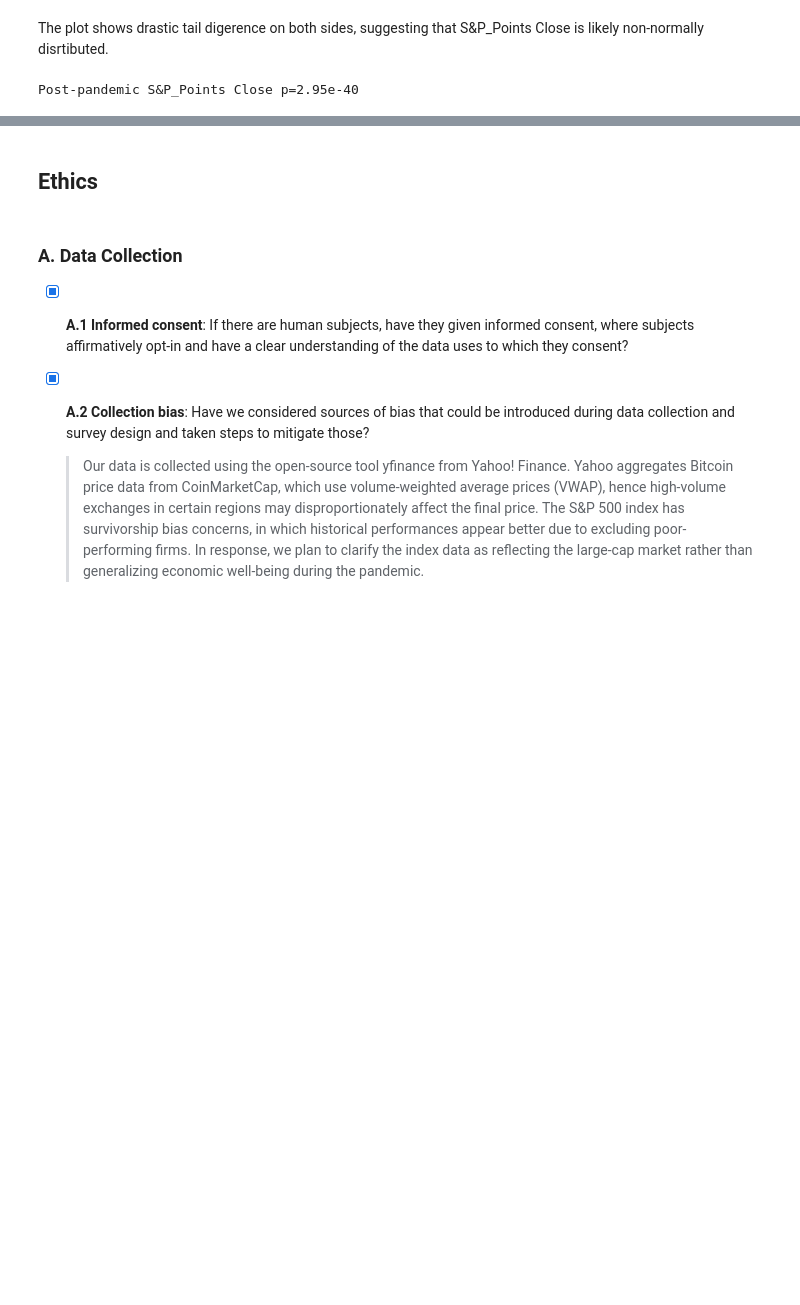
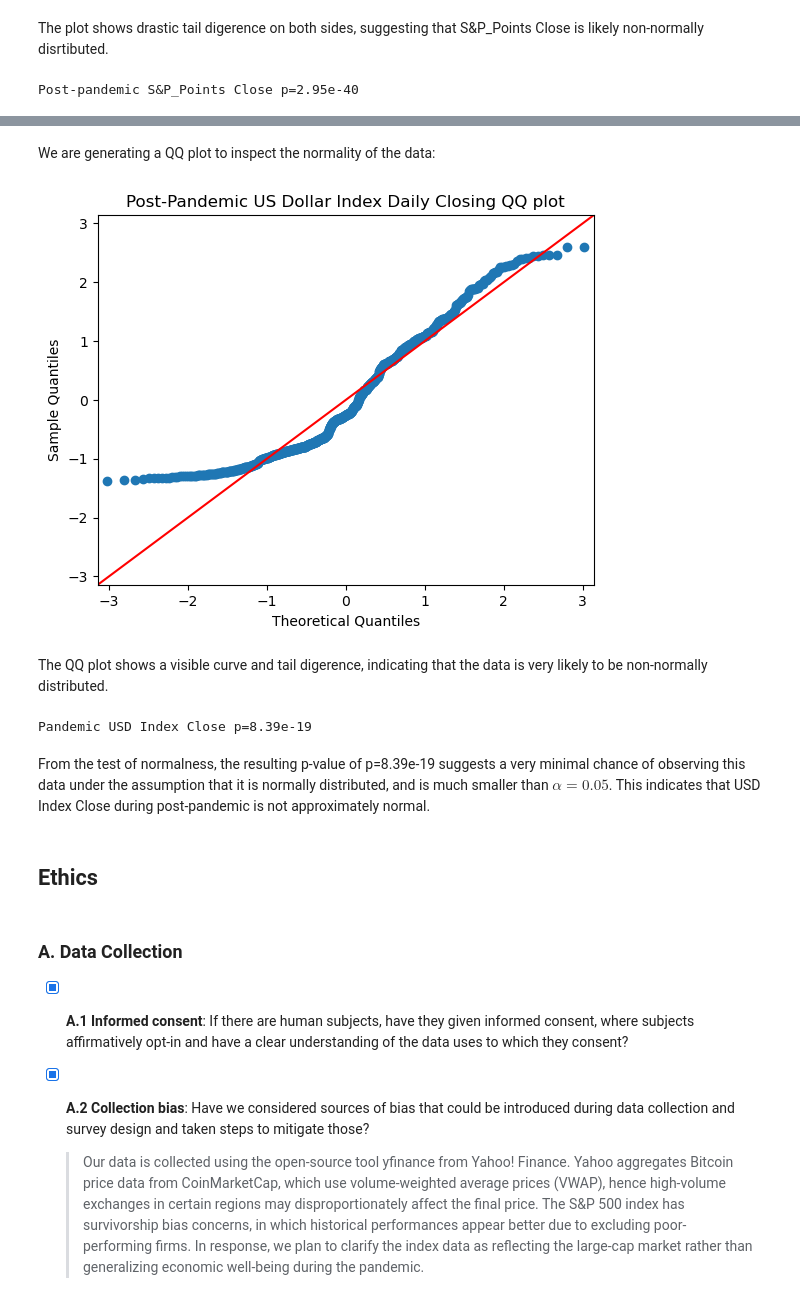
Before and after one commit to COGS108/Group110_WI26, a Jupyter notebook: 02-EDACheckpoint.ipynb, the cells around one changed output, grey strips where cells are left out. Saved outputs shown, nothing was run; the diff lists cells and outputs as text; code cells hidden in the pictures; blank space fills up the shorter version.

```diff
--- a/02-EDACheckpoint.ipynb
+++ b/02-EDACheckpoint.ipynb
@@ -508,3 +597,22 @@ From the test of normalness, the resulting p-value of p=2.95e-40 suggests a very
+# %% [markdown]
+We are generating a QQ plot to inspect the normality of the data:
+# %%
+fig, ax = plt.subplots()
+sm.qqplot(df_pandemic_usd["USD_Points Close"], line='45', fit=True, ax=ax)
+
+ax.set_title('Post-Pandemic US Dollar Index Daily Closing QQ plot')
+ax.set_xlabel('Theoretical Quantiles');
+# %% [output]
+[figure, added]
+# %% [markdown]
+The QQ plot shows a visible curve and tail digerence, indicating that the data is very likely to be non-normally distributed.
+# %%
+_, p_value = stats.normaltest(df_post_usd["USD_Points Close"])
+print(f'Pandemic USD Index Close p={p_value:.2e}')
+# %% [output]
+Pandemic USD Index Close p=8.39e-19
+# %% [markdown]
+From the test of normalness, the resulting p-value of p=8.39e-19 suggests a very minimal chance of observing this data under the assumption that it is normally distributed, and is much smaller than $\alpha=0.05$. This indicates that USD Index Close during post-pandemic is not approximately normal.
 # %% [markdown]
 ## Ethics
 # %% [markdown]
```
Also changed, not shown: parts of 25 cells of this notebook, 3 other files.
